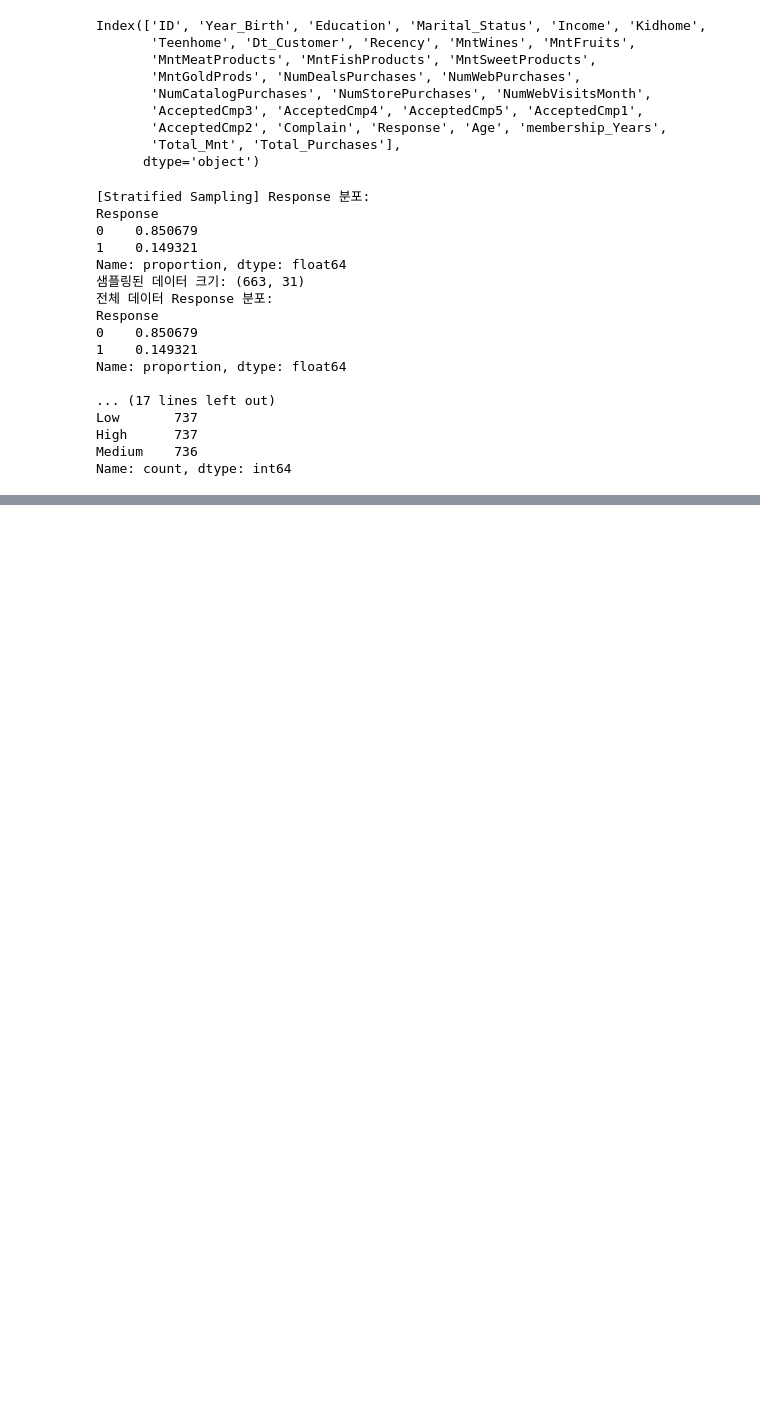
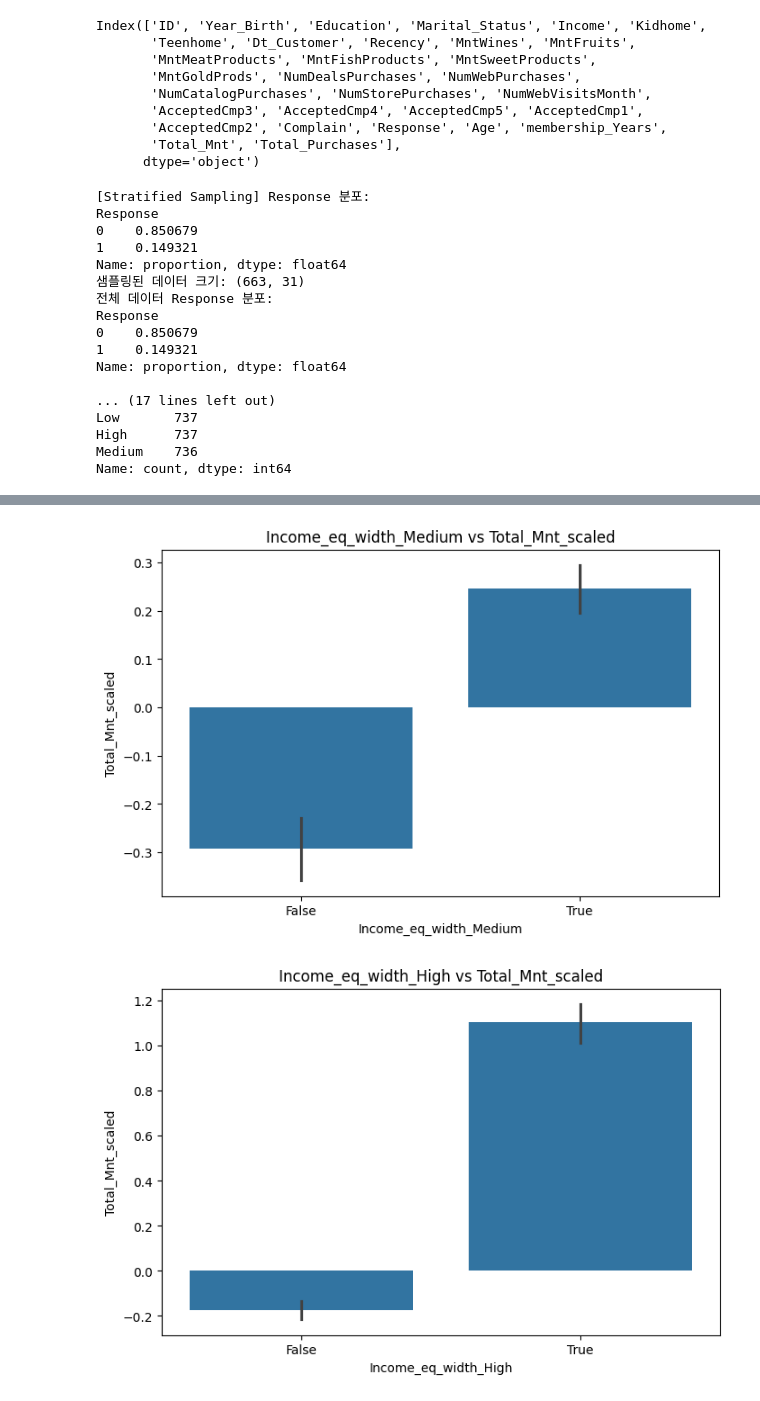
Before and after one commit to hyewonimdang/ds-team5-marketing, a Jupyter notebook: notebooks/preprocessing_marketing_campaign.ipynb, the cells around one changed output, grey strips where cells are left out. Cells and saved outputs as stored; diff of their text form; code cells hidden in the pictures; blank space fills up the shorter version.

```diff
--- a/notebooks/preprocessing_marketing_campaign.ipynb
+++ b/notebooks/preprocessing_marketing_campaign.ipynb
@@ -238,18 +236,18 @@ Name: count, dtype: int64
 # 6. 시각화 : 소득 구간 vs 품목 소비
 # - 목적: 소득 구간에 따라 와인, 고기, 생선 등의 소비 패턴을 시각적으로 비교
 # ----------------------------------------------
-product_cols = [
-    ("MntWines", "Wine"), # 와인
-    ("MntMeatProducts", "Meat"), # 육류
-    ("MntFishProducts", "Fish"), # 웰빙
-    ("MntSweetProducts", "Sweets"), # 디저트
-    ("MntGoldProds", "Gold") # 금
-]
+# product_cols = [
+#     ("MntWines", "Wine"), # 와인
+#     ("MntMeatProducts", "Meat"), # 육류
+#     ("MntFishProducts", "Fish"), # 웰빙
+#     ("MntSweetProducts", "Sweets"), # 디저트
+#     ("MntGoldProds", "Gold") # 금
+# ]
 
-for col, label in product_cols:
-    plt.figure(figsize=(8, 5))
-    sns.boxplot(x="Income_eq_freq", y=col, data=df)
-    plt.title(f"{label} Spending by Income Quantile")
-    plt.xlabel("Income Quantile")
-    plt.ylabel(f"{label} Spending")
-    plt.show()
+# for col, label in product_cols:
+#     plt.figure(figsize=(8, 5))
+#     sns.boxplot(x="Income_eq_freq", y=col, data=df)
+#     plt.title(f"{label} Spending by Income Quantile")
+#     plt.xlabel("Income Quantile")
+#     plt.ylabel(f"{label} Spending")
+#     plt.show()
@@ -319,0 +310,14 @@ df_encoded
+# %%
+income_cols = ["Income_eq_width_Medium", "Income_eq_width_High", "Income_eq_freq_Medium", "Income_eq_freq_High"]
+
+# 소득 구간 vs 전체 구매 금액
+for col in income_cols:
+    plt.figure(figsize=(8, 5))
+    sns.barplot(x=col, y="Total_Mnt_scaled", data=df_encoded)
+    plt.title(f"{col} vs Total_Mnt_scaled")
+    plt.xlabel(f"{col}")
+    plt.ylabel("Total_Mnt_scaled")
+    plt.show()
+# %% [output]
+[figure, added]
+[figure, added]
```
Also changed, not shown: parts of 14 cells of this notebook.
